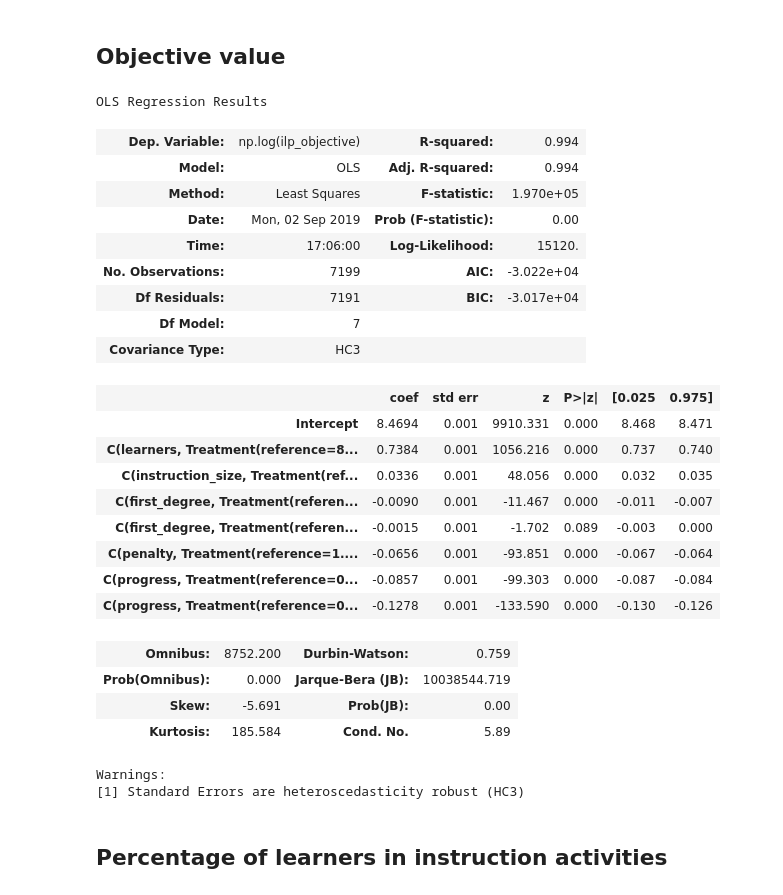
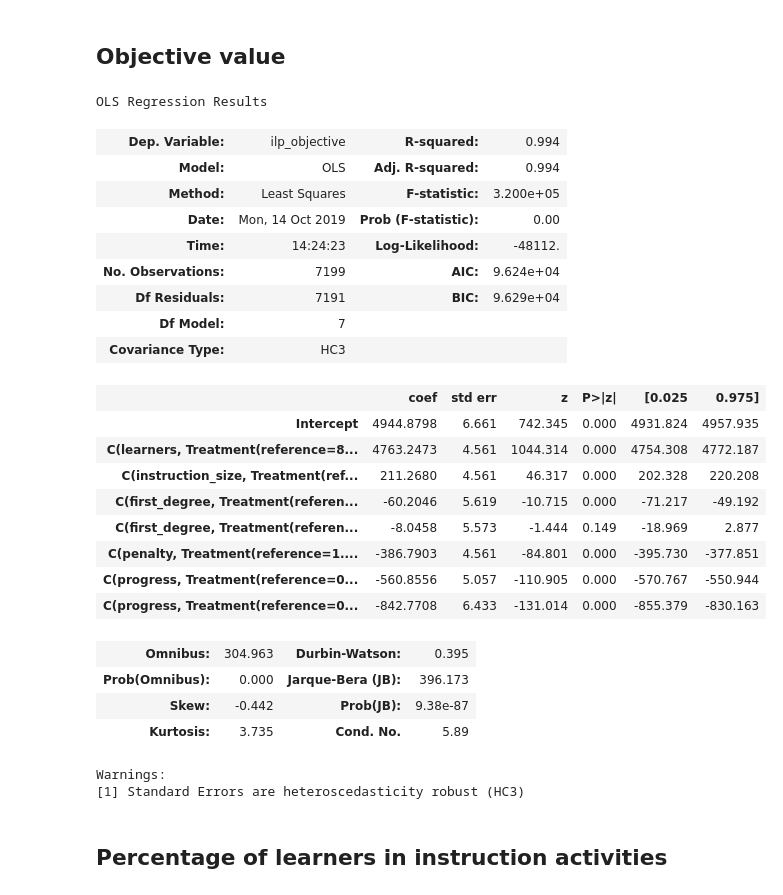
Before and after one commit to N-Wouda/PL-Hourly-Heuristic, a Jupyter notebook: analysis/policies.ipynb, the cells around one changed output. Saved outputs shown, nothing was run; the diff lists cells and outputs as text; code cells hidden in the pictures.

```diff
--- a/analysis/policies.ipynb
+++ b/analysis/policies.ipynb
@@ -192,34 +191,34 @@ Warnings:
 # %% [markdown]
 ## Objective value
 # %%
-model = smf.ols(formula="np.log(ilp_objective) ~ " + "+".join(EXOG), data=df)
+model = smf.ols(formula="ilp_objective ~ " + "+".join(EXOG), data=df)
 
 result = model.fit(cov_type='HC3')
 result.summary()
 # %% [output]
 OLS Regression Results
-| Dep. Variable: | np.log(ilp_objective) | R-squared: | 0.994 |
+| Dep. Variable: | ilp_objective | R-squared: | 0.994 |
 | Model: | OLS | Adj. R-squared: | 0.994 |
-| Method: | Least Squares | F-statistic: | 1.970e+05 |
-| Date: | Mon, 02 Sep 2019 | Prob (F-statistic): | 0.00 |
-| Time: | 17:06:00 | Log-Likelihood: | 15120. |
-| No. Observations: | 7199 | AIC: | -3.022e+04 |
-| Df Residuals: | 7191 | BIC: | -3.017e+04 |
+| Method: | Least Squares | F-statistic: | 3.200e+05 |
+| Date: | Mon, 14 Oct 2019 | Prob (F-statistic): | 0.00 |
+| Time: | 14:24:23 | Log-Likelihood: | -48112. |
+| No. Observations: | 7199 | AIC: | 9.624e+04 |
+| Df Residuals: | 7191 | BIC: | 9.629e+04 |
 | Df Model: | 7 |  |  |
 | Covariance Type: | HC3 |  |  |
 |  | coef | std err | z | P>|z| | [0.025 | 0.975] |
-| Intercept | 8.4694 | 0.001 | 9910.331 | 0.000 | 8.468 | 8.471 |
-| C(learners, Treatment(reference=8... | 0.7384 | 0.001 | 1056.216 | 0.000 | 0.737 | 0.740 |
-| C(instruction_size, Treatment(ref... | 0.0336 | 0.001 | 48.056 | 0.000 | 0.032 | 0.035 |
-| C(first_degree, Treatment(referen... | -0.0090 | 0.001 | -11.467 | 0.000 | -0.011 | -0.007 |
-| C(first_degree, Treatment(referen... | -0.0015 | 0.001 | -1.702 | 0.089 | -0.003 | 0.000 |
-| C(penalty, Treatment(reference=1.... | -0.0656 | 0.001 | -93.851 | 0.000 | -0.067 | -0.064 |
-| C(progress, Treatment(reference=0... | -0.0857 | 0.001 | -99.303 | 0.000 | -0.087 | -0.084 |
-| C(progress, Treatment(reference=0... | -0.1278 | 0.001 | -133.590 | 0.000 | -0.130 | -0.126 |
+| Intercept | 4944.8798 | 6.661 | 742.345 | 0.000 | 4931.824 | 4957.935 |
+| C(learners, Treatment(reference=8... | 4763.2473 | 4.561 | 1044.314 | 0.000 | 4754.308 | 4772.187 |
+| C(instruction_size, Treatment(ref... | 211.2680 | 4.561 | 46.317 | 0.000 | 202.328 | 220.208 |
+| C(first_degree, Treatment(referen... | -60.2046 | 5.619 | -10.715 | 0.000 | -71.217 | -49.192 |
+| C(first_degree, Treatment(referen... | -8.0458 | 5.573 | -1.444 | 0.149 | -18.969 | 2.877 |
+| C(penalty, Treatment(reference=1.... | -386.7903 | 4.561 | -84.801 | 0.000 | -395.730 | -377.851 |
+| C(progress, Treatment(reference=0... | -560.8556 | 5.057 | -110.905 | 0.000 | -570.767 | -550.944 |
+| C(progress, Treatment(reference=0... | -842.7708 | 6.433 | -131.014 | 0.000 | -855.379 | -830.163 |
-| Omnibus: | 8752.200 | Durbin-Watson: | 0.759 |
-| Prob(Omnibus): | 0.000 | Jarque-Bera (JB): | 10038544.719 |
-| Skew: | -5.691 | Prob(JB): | 0.00 |
-| Kurtosis: | 185.584 | Cond. No. | 5.89 |
+| Omnibus: | 304.963 | Durbin-Watson: | 0.395 |
+| Prob(Omnibus): | 0.000 | Jarque-Bera (JB): | 396.173 |
+| Skew: | -0.442 | Prob(JB): | 9.38e-87 |
+| Kurtosis: | 3.735 | Cond. No. | 5.89 |
 Warnings:
 [1] Standard Errors are heteroscedasticity robust (HC3)
 # %% [markdown]
```
Also changed, not shown: parts of 9 cells of this notebook, 1 other file.
